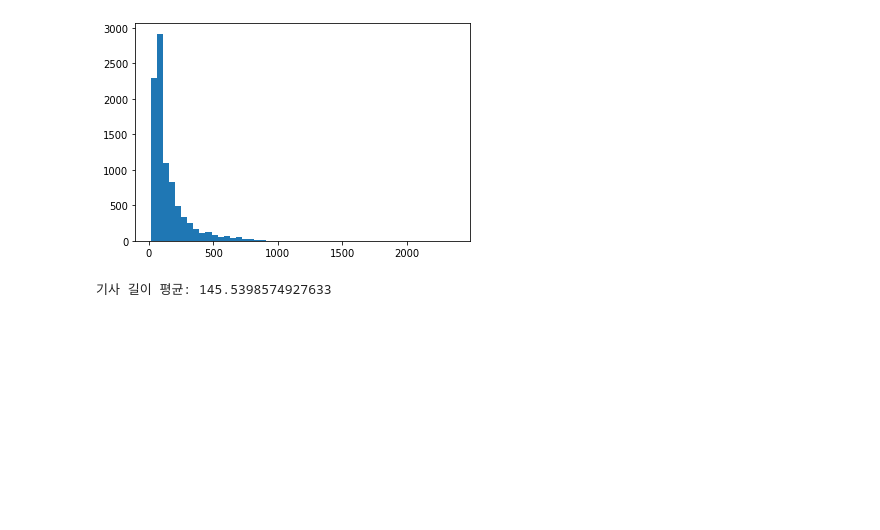
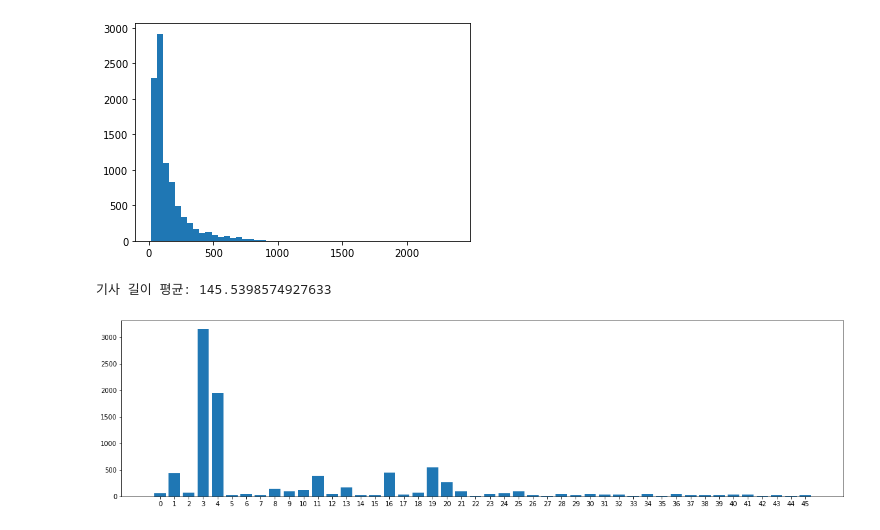
Before and after one commit to startergate-learns-stuff/Learn-DataScience-MachineLearning, a Jupyter notebook: source_code/1021_LSTM_Reuters.ipynb, the cells around one changed output. Saved outputs shown, nothing was run; the diff lists cells and outputs as text; code cells hidden in the pictures; blank space fills up the shorter version.

```diff
--- a/source_code/1021_LSTM_Reuters.ipynb
+++ b/source_code/1021_LSTM_Reuters.ipynb
@@ -96,3 +93,10 @@ plt.show()
 print('기사 길이 평균:', sum(len(x) for x in X_train) / len(X_train))
 # %% [output]
 기사 길이 평균: 145.5398574927633
+# %%
+plt.figure(figsize=(20, 5))
+plt.bar(range(46), np.bincount(y_train))
+plt.xticks(range(46))
+plt.show()
+# %% [output]
+[figure, added]
```
Also changed, not shown: parts of 16 cells of this notebook, 2 other files.
